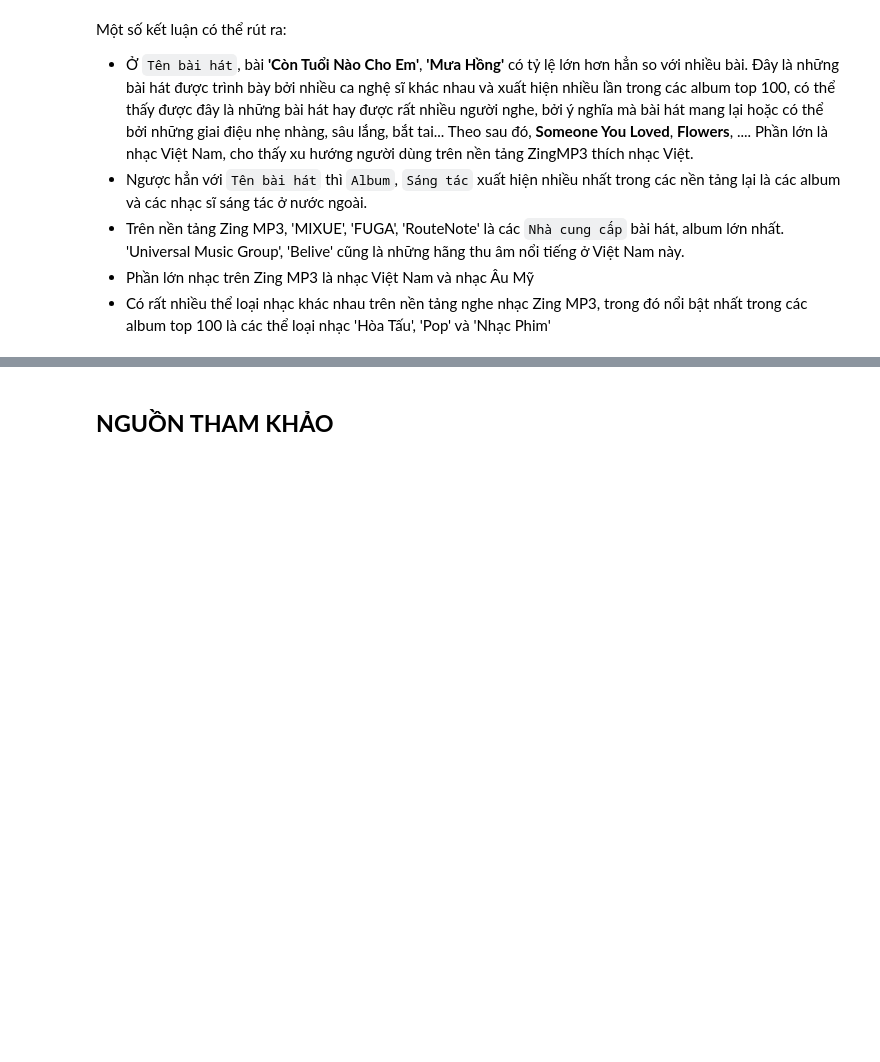
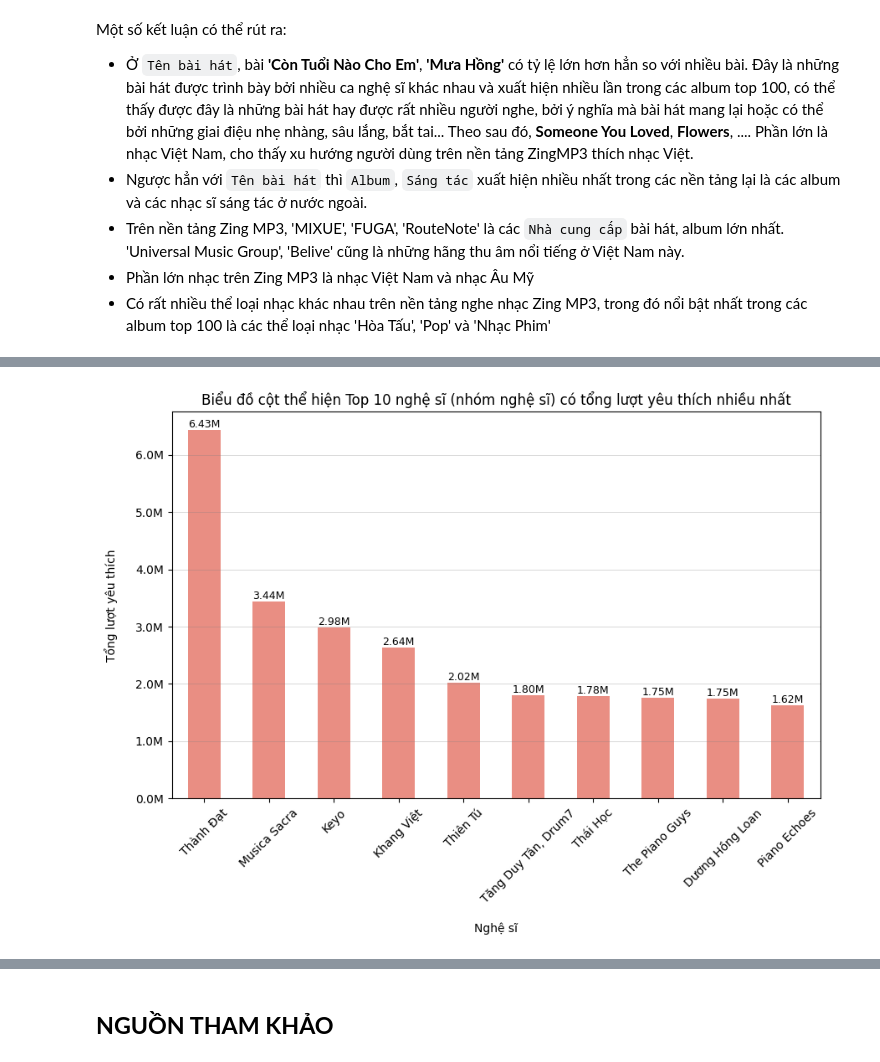
Before and after one commit to LLH-07/Truc_Quan_Hoa_KHDL, a Jupyter notebook: Lab01/22127117_22127352.ipynb, the cells around one changed output, grey strips where cells are left out. Saved outputs shown, nothing was run; the diff lists cells and outputs as text; code cells hidden in the pictures; blank space fills up the shorter version.

```diff
--- a/Lab01/22127117_22127352.ipynb
+++ b/Lab01/22127117_22127352.ipynb
@@ -895,0 +920,5 @@ Một số kết luận có thể rút ra:
+# %%
+# Tính tổng lượt yêu thích của từng nghệ sĩ
+df_nghesi_luotyeuthich = df_cleaned.groupby('Nghệ sĩ')['Lượt yêu thích'].sum().sort_values(ascending=False).reset_index().rename(columns={'Lượt yêu thích':'Tổng lượt yêu thích'})
+
+df_nghesi_luotyeuthich.head(10)
@@ -895,0 +937,27 @@ Một số kết luận có thể rút ra:
+# %%
+df_nghesi_luotyeuthich_top10 = df_nghesi_luotyeuthich.head(10)
+
+plt.figure(figsize=(10, 6))
+
+sns.barplot(data=df_nghesi_luotyeuthich_top10, x='Nghệ sĩ', y='Tổng lượt yêu thích', color='salmon', width=0.5)
+
+plt.grid(True, which='major', axis='y', linestyle='-', linewidth=0.7, color='gray', alpha=0.3)
+
+plt.title('Biểu đồ cột thể hiện Top 10 nghệ sĩ (nhóm nghệ sĩ) có tổng lượt yêu thích nhiều nhất')
+
+plt.xticks(rotation=45)
+ticks = plt.gca().get_yticks()
+plt.gca().set_yticklabels([f'{int(tick*1e-6):.1f}M' for tick in ticks])
+
+plt.xlabel('Nghệ sĩ', labelpad=15)
+plt.ylabel('Tổng lượt yêu thích', labelpad=15)
+
+
+for i, p in enumerate(plt.gca().patches):
+    height = p.get_height()
+    plt.text(p.get_x() + p.get_width() / 2., height, f'{height*1e-6:.2f}M',
+             ha='center', va='bottom', fontsize=9, color='black')
+
+plt.show()
+# %% [output]
+[figure, added]
```
Also changed, not shown: parts of 47 cells of this notebook.
